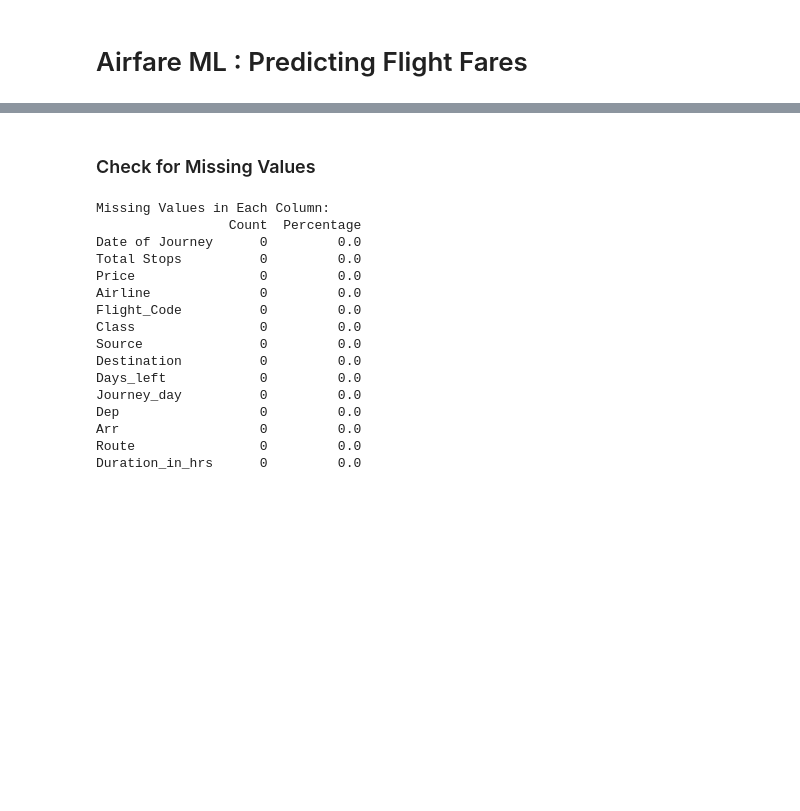
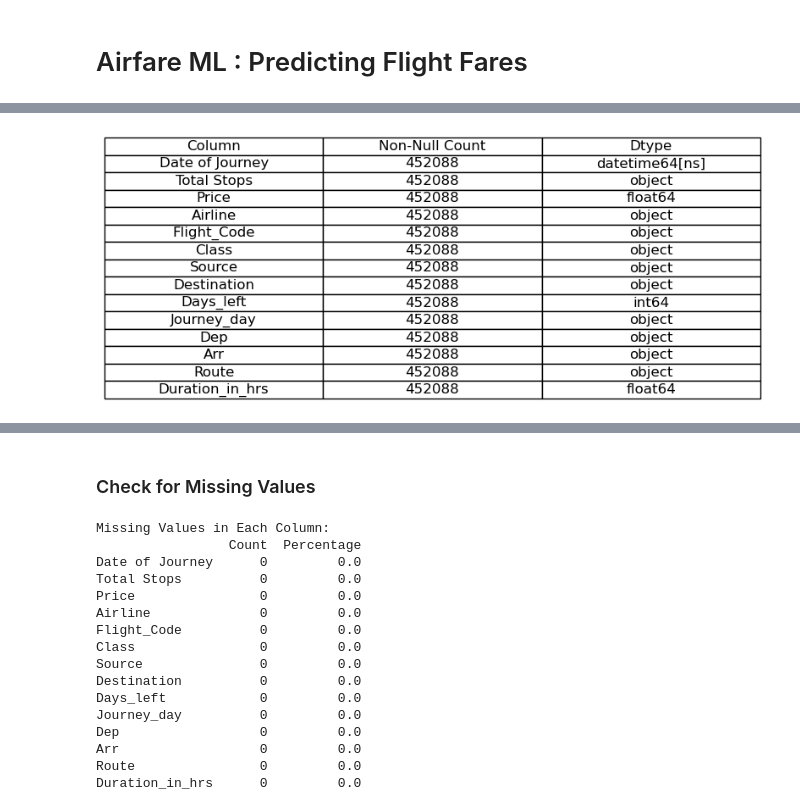
Before and after one commit to Eric1423/CS148_Final_Project, a Jupyter notebook: Final_Project.ipynb, the cells around one changed output, grey strips where cells are left out. Cells and saved outputs as stored; diff of their text form; code cells hidden in the pictures; blank space fills up the shorter version.

```diff
--- a/Final_Project.ipynb
+++ b/Final_Project.ipynb
@@ -297,0 +174,16 @@ plt.show()
+# %%
+# Creating a figure and a grid of subplots
+fig, ax = plt.subplots(figsize=(10, 4))  # Adjusted the figure size
+
+# Hide the axes
+ax.axis('off')
+
+# Creating the table with a tighter bounding box
+the_table = ax.table(cellText=info_df.values, colLabels=info_df.columns, cellLoc='center', loc='center', bbox=[0, 0, 1, 1])
+the_table.auto_set_font_size(False)
+the_table.set_fontsize(12)
+the_table.scale(1.2, 1.2)
+
+plt.show()
+# %% [output]
+[figure, added]
```
Also changed, not shown: parts of 78 cells of this notebook.
